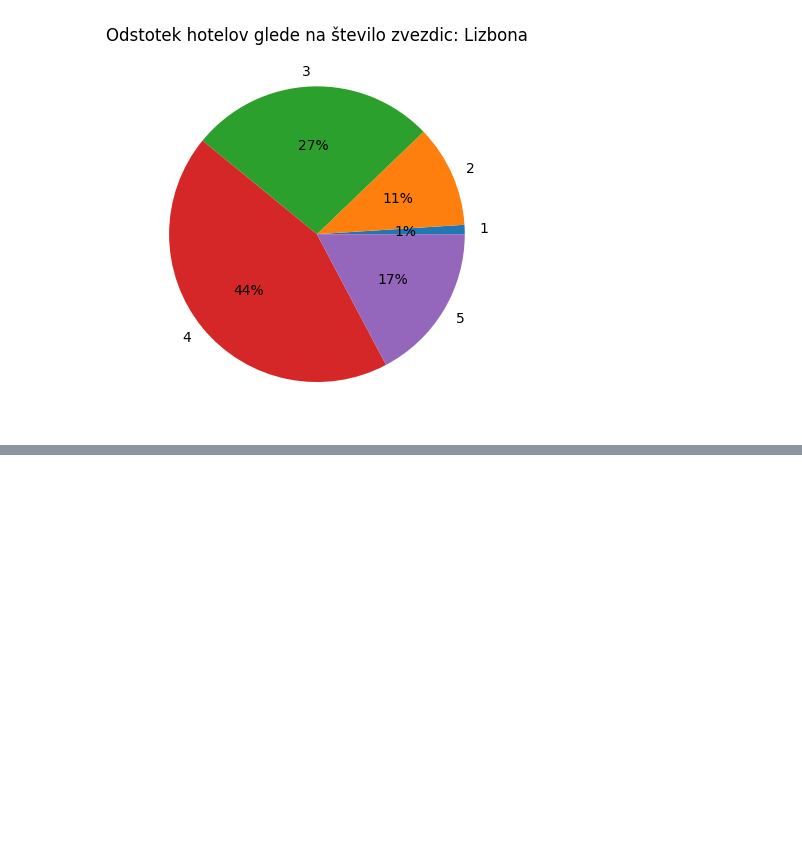
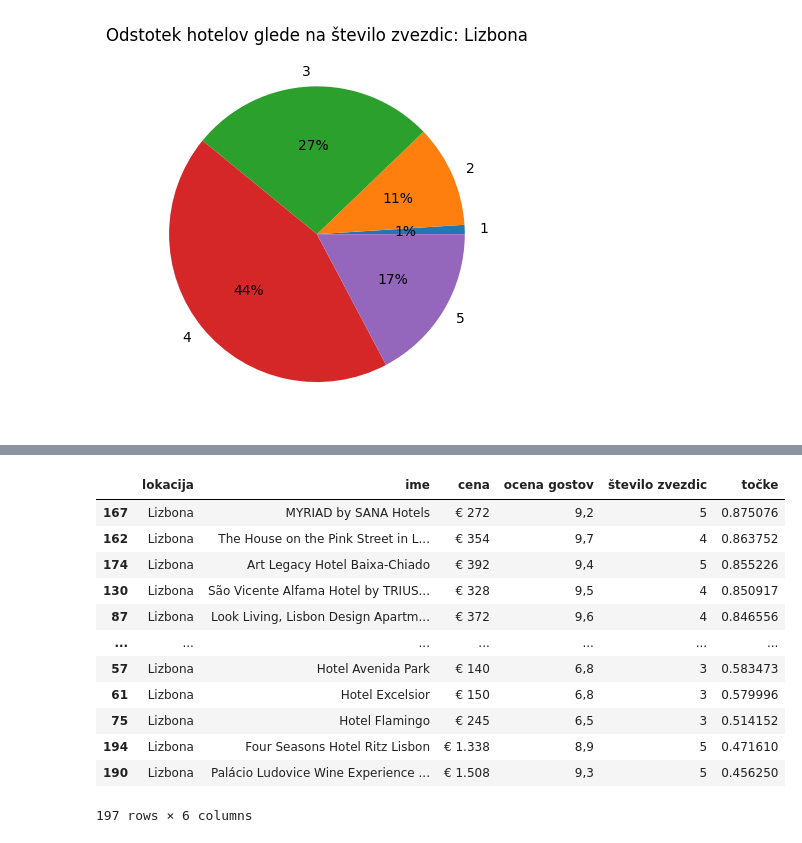
Before and after one commit to MiaCakarova/ProjektnaNaloga_AnalizaHotelovBooking, a Jupyter notebook: analiza_podatkov.ipynb, the cells around one changed output, grey strips where cells are left out. Cells and saved outputs as stored; diff of their text form; code cells hidden in the pictures; blank space fills up the shorter version.

```diff
--- a/analiza_podatkov.ipynb
+++ b/analiza_podatkov.ipynb
@@ -288,0 +352,16 @@ tortni_diagram(lizbona, 'Lizbona')
+# %%
+razvrsti_hotele(lizbona)
+# %% [output]
+|  | lokacija | ime | cena | ocena gostov | število zvezdic | točke |
+| 167 | Lizbona | MYRIAD by SANA Hotels | € 272 | 9,2 | 5 | 0.875076 |
+| 162 | Lizbona | The House on the Pink Street in L... | € 354 | 9,7 | 4 | 0.863752 |
+| 174 | Lizbona | Art Legacy Hotel Baixa-Chiado | € 392 | 9,4 | 5 | 0.855226 |
+| 130 | Lizbona | São Vicente Alfama Hotel by TRIUS... | € 328 | 9,5 | 4 | 0.850917 |
+| 87 | Lizbona | Look Living, Lisbon Design Apartm... | € 372 | 9,6 | 4 | 0.846556 |
+| ... | ... | ... | ... | ... | ... | ... |
+| 57 | Lizbona | Hotel Avenida Park | € 140 | 6,8 | 3 | 0.583473 |
+| 61 | Lizbona | Hotel Excelsior | € 150 | 6,8 | 3 | 0.579996 |
+| 75 | Lizbona | Hotel Flamingo | € 245 | 6,5 | 3 | 0.514152 |
+| 194 | Lizbona | Four Seasons Hotel Ritz Lisbon | € 1.338 | 8,9 | 5 | 0.471610 |
+| 190 | Lizbona | Palácio Ludovice Wine Experience ... | € 1.508 | 9,3 | 5 | 0.456250 |
+197 rows × 6 columns
```
Also changed, not shown: parts of 5 cells of this notebook.
